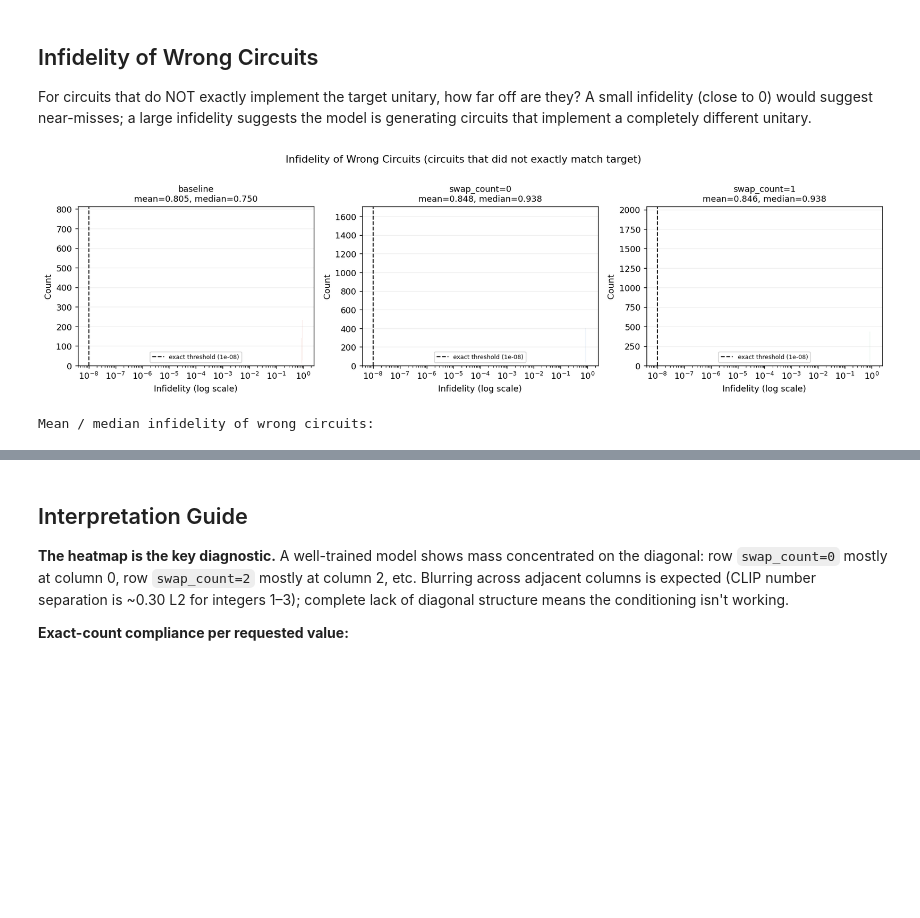
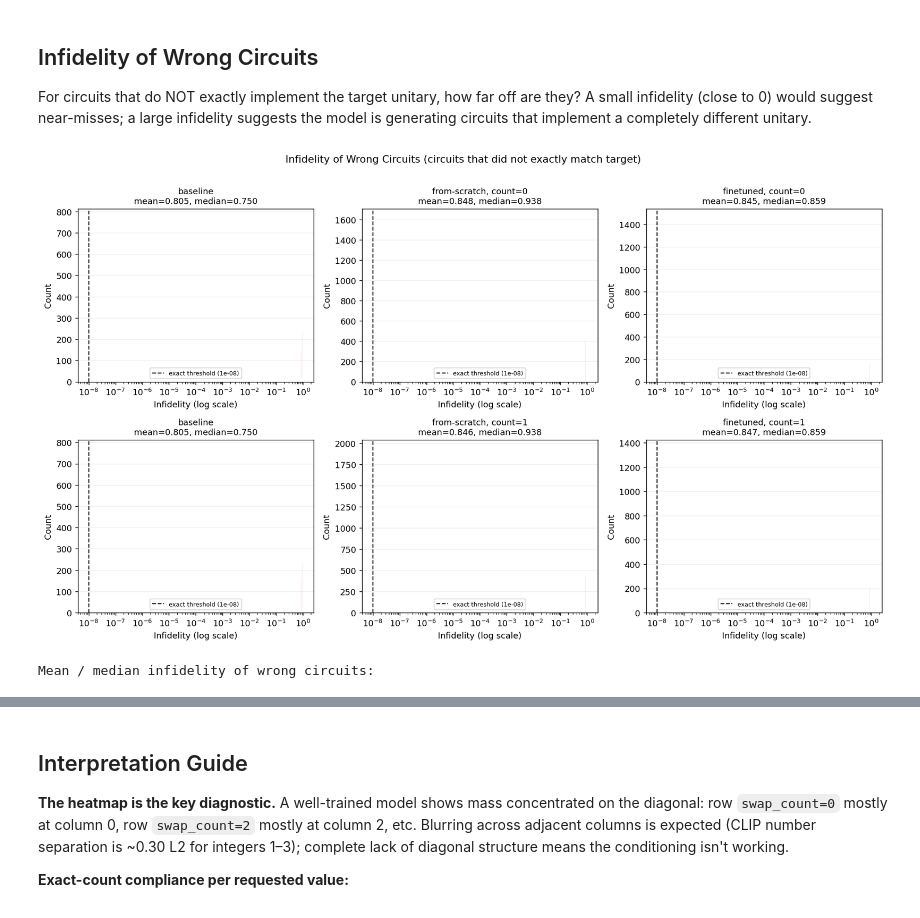
Before and after one commit to lionlion37/qcircuit-generation, a Jupyter notebook: notebooks/evaluation/unitary/swap_constrained_evaluation.ipynb, the cells around one changed output, grey strips where cells are left out. Cells and saved outputs as stored; diff of their text form; code cells hidden in the pictures; blank space fills up the shorter version.

```diff
--- a/notebooks/evaluation/unitary/swap_constrained_evaluation.ipynb
+++ b/notebooks/evaluation/unitary/swap_constrained_evaluation.ipynb
@@ -376,15 +449,15 @@ plt.show()
 # %%
-# Heatmap: requested count vs. actual SWAP count
+# Heatmap: requested count vs. actual SWAP count — finetuned model
 all_counts = SWAP_COUNTS + [UNCONSTRAINED_COUNT]
 max_actual = int(max(
-    results[("swap_constrained", c)]["df"]["actual_swap"].dropna().max()
+    results[("swap_finetuned", c)]["df"]["actual_swap"].dropna().max()
     for c in all_counts
-    if len(results[("swap_constrained", c)]["df"]["actual_swap"].dropna()) > 0
+    if len(results[("swap_finetuned", c)]["df"]["actual_swap"].dropna()) > 0
 ))
 
 heatmap = np.zeros((len(all_counts), max_actual + 1))
 for i, count in enumerate(all_counts):
-    valid_swaps = results[("swap_constrained", count)]["df"]
+    valid_swaps = results[("swap_finetuned", count)]["df"]
     valid_swaps = valid_swaps[valid_swaps["valid"]]["actual_swap"].dropna().astype(int)
     for k in range(max_actual + 1):
         heatmap[i, k] = (valid_swaps == k).sum()
@@ -393,14 +466,14 @@ for i, count in enumerate(all_counts):
         heatmap[i] /= row_sum
 
 fig, ax = plt.subplots(figsize=(max_actual + 2, len(all_counts) + 1), dpi=120)
-im = ax.imshow(heatmap, aspect="auto", cmap="Blues", vmin=0)
+im = ax.imshow(heatmap, aspect="auto", cmap="Purples", vmin=0)
 ax.set_xticks(range(max_actual + 1))
 ax.set_xticklabels(range(max_actual + 1))
 ax.set_yticks(range(len(all_counts)))
 ax.set_yticklabels([f"swap_count={c}" for c in all_counts])
 ax.set_xlabel("Actual SWAP count")
 ax.set_ylabel("Requested swap_count")
-ax.set_title("Fraction of circuits at each actual SWAP count\n(swap_constrained model) — diagonal = perfect compliance")
+ax.set_title("Fraction of circuits at each actual SWAP count\n(finetuned model) — diagonal = perfect compliance")
 plt.colorbar(im, ax=ax, label="Fraction")
 
 for i in range(len(all_counts)):
@@ -421,60 +494,70 @@ A small infidelity (close to 0) would suggest near-misses; a large infidelity su
 is generating circuits that implement a completely different unitary.
 # %%
 
-# Infidelity distribution for wrong circuits: baseline vs. swap_constrained at count=0,1,2
-fig, axes = plt.subplots(1, 3, figsize=(14, 4), dpi=130, sharey=False)
+# Infidelity distribution for wrong circuits: all three models at count=0 and count=1
+fig, axes = plt.subplots(2, 3, figsize=(14, 8), dpi=130, sharey=False)
 
-plot_cases = [
-    ("baseline", None, "#d85c41", "baseline"),
-    ("swap_constrained", 0,  "#5f8fcb", "swap_count=0"),
-    ("swap_constrained", 1,  "#63b17d", "swap_count=1"),
+plot_cases_rows = [
+    [
+        ("baseline",        None, "#d85c41", "baseline"),
+        ("swap_constrained", 0,   "#5f8fcb", "from-scratch, count=0"),
+        ("swap_finetuned",   0,   "#9b59b6", "finetuned, count=0"),
+    ],
+    [
+        ("baseline",        None, "#d85c41", "baseline"),
+        ("swap_constrained", 1,   "#5f8fcb", "from-scratch, count=1"),
+        ("swap_finetuned",   1,   "#9b59b6", "finetuned, count=1"),
+    ],
 ]
 
-# Collect all wrong-circuit infidelities across cases to set common x-axis
-all_wrong_infidelities = []
-for model, count, color, label in plot_cases:
-    df = results[(model, count)]["df"]
-    wrong = df[df["valid"] & ~df["exact"]]["infidelity"].dropna()
-    all_wrong_infidelities.append(wrong.values)
+for row_idx, plot_cases in enumerate(plot_cases_rows):
+    all_wrong_infidelities = []
+    for model, count, color, label in plot_cases:
+        df = results[(model, count)]["df"]
+        wrong = df[df["valid"] & ~df["exact"]]["infidelity"].dropna()
+        all_wrong_infidelities.append(wrong.values)
 
-# Use log-spaced bins to capture the wide range (1e-8 to ~1)
-all_vals = np.concatenate(all_wrong_infidelities)
-log_bins = np.logspace(np.log10(max(all_vals.min(), 1e-9)), np.log10(all_vals.max() + 1e-9), 50)
+    all_vals = np.concatenate(all_wrong_infidelities)
+    if len(all_vals) > 0:
+        log_bins = np.logspace(np.log10(max(all_vals.min(), 1e-9)), np.log10(all_vals.max() + 1e-9), 50)
+    else:
+        log_bins = np.logspace(-9, 0, 50)
 
-for ax, (model, count, color, label), wrong_vals in zip(axes, plot_cases, all_wrong_infidelities):
-    wrong = pd.Series(wrong_vals)
-    ax.hist(wrong, bins=log_bins, color=color, edgecolor="white", alpha=0.85)
-    ax.set_xscale("log")
-    ax.axvline(EXACT_DISTANCE_TOL, color="black", linestyle="--", linewidth=1.2, label=f"exact threshold ({EXACT_DISTANCE_TOL:.0e})")
-    ax.set_xlabel("Infidelity (log scale)")
-    ax.set_ylabel("Count")
-    ax.set_title(f"{label}\nmean={wrong.mean():.3f}, median={wrong.median():.3f}", fontsize=10)
-    ax.legend(fontsize=7)
-    ax.grid(True, alpha=0.2, axis="y")
+    row_axes = axes[row_idx]
+    for ax, (model, count, color, label), wrong_vals in zip(row_axes, plot_cases, all_wrong_infidelities):
+        wrong = pd.Series(wrong_vals)
+        ax.hist(wrong, bins=log_bins, color=color, edgecolor="white", alpha=0.85)
+        ax.set_xscale("log")
+        ax.axvline(EXACT_DISTANCE_TOL, color="black", linestyle="--", linewidth=1.2,
+                   label=f"exact threshold ({EXACT_DISTANCE_TOL:.0e})")
+        ax.set_xlabel("Infidelity (log scale)")
+        ax.set_ylabel("Count")
+        ax.set_title(f"{label}\nmean={wrong.mean():.3f}, median={wrong.median():.3f}", fontsize=10)
+        ax.legend(fontsize=7)
+        ax.grid(True, alpha=0.2, axis="y")
 
 fig.suptitle("Infidelity of Wrong Circuits (circuits that did not exactly match target)", fontsize=12, y=1.01)
 plt.tight_layout()
 save_figure(fig, ARTIFACT_DIR / "infidelity_wrong_circuits.png")
 plt.show()
 
 # Summary table
 print("\nMean / median infidelity of wrong circuits:")
 rows_inf = []
-for model, count, _, label in plot_cases:
+for model, count, _, label in plot_cases_rows[0] + plot_cases_rows[1][1:]:
     df = results[(model, count)]["df"]
     wrong = df[df["valid"] & ~df["exact"]]["infidelity"].dropna()
-    all_valid = df[df["valid"]]["infidelity"].dropna()
     rows_inf.append({
         "label": label,
         "n_wrong": len(wrong),
         "mean_infidelity": wrong.mean(),
         "median_infidelity": wrong.median(),
         "frac_infidelity_gt_01": (wrong > 0.1).mean(),
         "frac_infidelity_gt_05": (wrong > 0.5).mean(),
     })
 display(pd.DataFrame(rows_inf).round(4))
 # %% [output]
-[figure, old version]
+[figure, new version]
 Mean / median infidelity of wrong circuits:
 |  | label | n_wrong | mean_infidelity | median_infidelity | frac_infidelity_gt_01 | frac_infidelity_gt_05 |
 | 0 | baseline | 2026 | 0.8049 | 0.7500 | 1.0 | 0.9003 |
```
Also changed, not shown: parts of 9 cells of this notebook, 6 other files.
